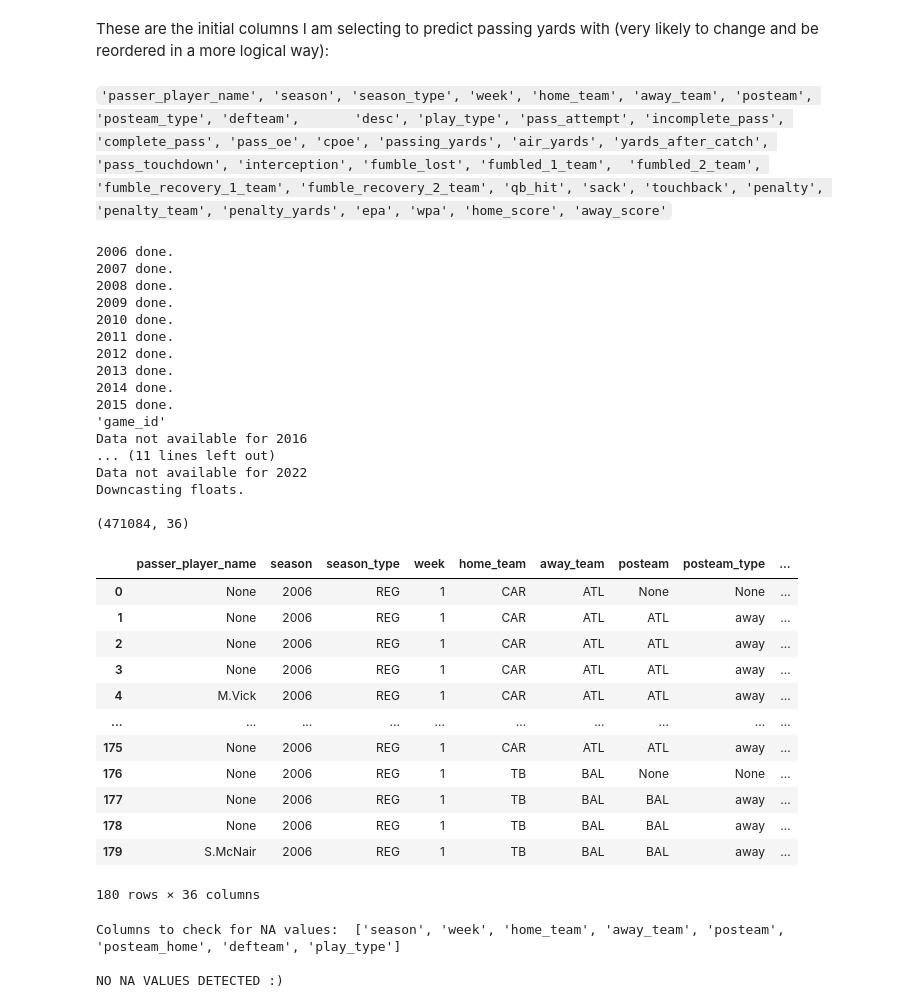
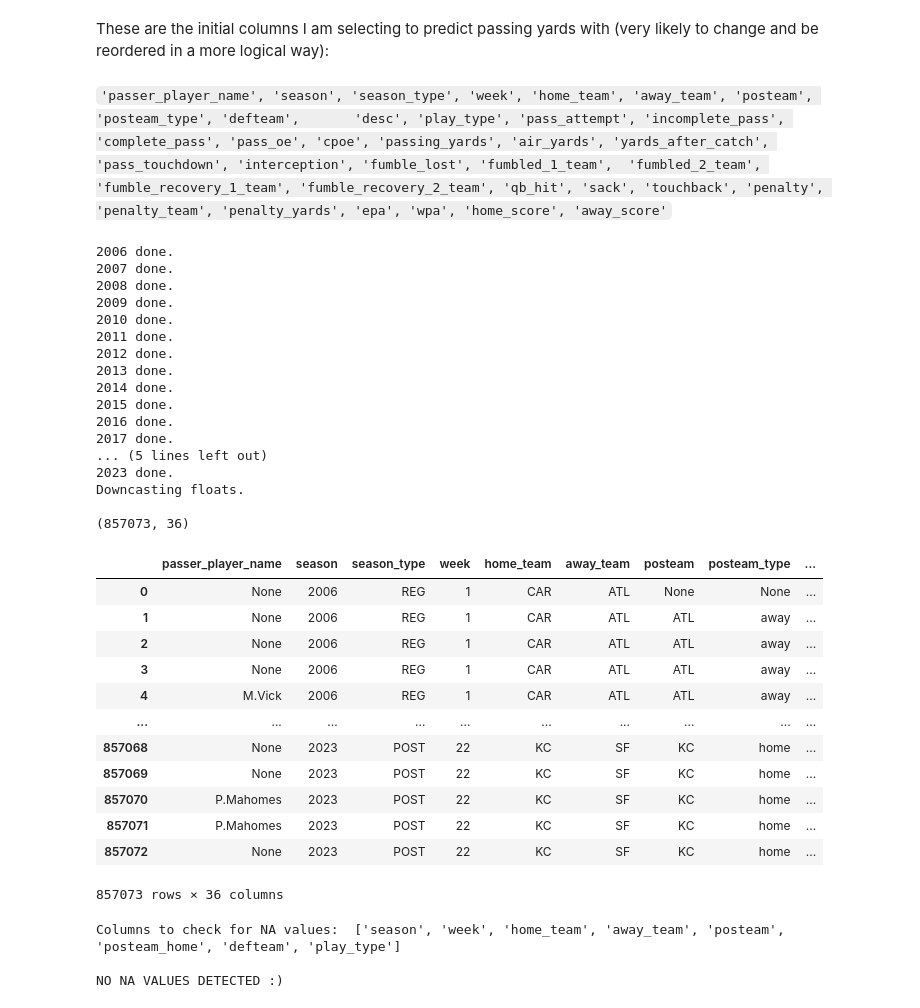
Before and after one commit to tgburek/Data_Science_Projects, a Jupyter notebook: Football/Predicting_Passing_Yards_NFL.ipynb, the cells around one changed output. Drawn from its saved outputs; the diff is of its cells as text; code cells hidden in the pictures.

```diff
--- a/Football/Predicting_Passing_Yards_NFL.ipynb
+++ b/Football/Predicting_Passing_Yards_NFL.ipynb
@@ -127,49 +129,54 @@ pbp_columns = [
     'away_score'
 ]
 
-seasons = range(2006, 2023)
+seasons = range(2006, 2024)
 # %%
 ## Importing and displaying the selected play-by-play data
-pbp = nfl.import_pbp_data(seasons, pbp_columns)
+pbp = nfl.import_pbp_data(seasons, pbp_columns, include_participation=False) ## The keyword argument is default True.
+## However, looking at the source code, the default would cause another file to be read in (pbp_participation) and
+## merged with the play-by-play data. Unfortunately, the merge is done on the play-by-play columns "play_id" and "game_id"
+## which I do not read in here, causing the merge and ultimate import to fail. The pbp_participation files only exist from
+## 2016 on, so any play-by-play files from 2016 on weren't being imported.
 print()
 
 ## nfl_data_py loads other columns that don't appear to be listed via see_pbp_cols(), so setting to only the columns I want
 pbp = pbp[pbp_columns]
 
 print(pbp.shape)
 
-pbp.head(180)
+# pbp.head(180)
+display(pbp)
 # %% [output]
 2006 done.
 2007 done.
 2008 done.
 2009 done.
 2010 done.
 2011 done.
 2012 done.
 2013 done.
 2014 done.
 2015 done.
-'game_id'
-Data not available for 2016
-... (11 lines left out)
-Data not available for 2022
+2016 done.
+2017 done.
+... (5 lines left out)
+2023 done.
 Downcasting floats.
 
-(471084, 36)
+(857073, 36)
 |  | passer_player_name | season | season_type | week | home_team | away_team | posteam | posteam_type | ... |
 | 0 | None | 2006 | REG | 1 | CAR | ATL | None | None | ... |
 | 1 | None | 2006 | REG | 1 | CAR | ATL | ATL | away | ... |
 | 2 | None | 2006 | REG | 1 | CAR | ATL | ATL | away | ... |
 | 3 | None | 2006 | REG | 1 | CAR | ATL | ATL | away | ... |
 | 4 | M.Vick | 2006 | REG | 1 | CAR | ATL | ATL | away | ... |
 | ... | ... | ... | ... | ... | ... | ... | ... | ... | ... |
-| 175 | None | 2006 | REG | 1 | CAR | ATL | ATL | away | ... |
-| 176 | None | 2006 | REG | 1 | TB | BAL | None | None | ... |
-| 177 | None | 2006 | REG | 1 | TB | BAL | BAL | away | ... |
-| 178 | None | 2006 | REG | 1 | TB | BAL | BAL | away | ... |
-| 179 | S.McNair | 2006 | REG | 1 | TB | BAL | BAL | away | ... |
+| 857068 | None | 2023 | POST | 22 | KC | SF | KC | home | ... |
+| 857069 | None | 2023 | POST | 22 | KC | SF | KC | home | ... |
+| 857070 | P.Mahomes | 2023 | POST | 22 | KC | SF | KC | home | ... |
+| 857071 | P.Mahomes | 2023 | POST | 22 | KC | SF | KC | home | ... |
+| 857072 | None | 2023 | POST | 22 | KC | SF | KC | home | ... |
-180 rows × 36 columns
+857073 rows × 36 columns
 # %%
 ## Allows me to check for unexpected NA values in a DataFrame column as well as
 ## helps me know what I may be dropping and why
```
Also changed, not shown: parts of 28 cells of this notebook.
